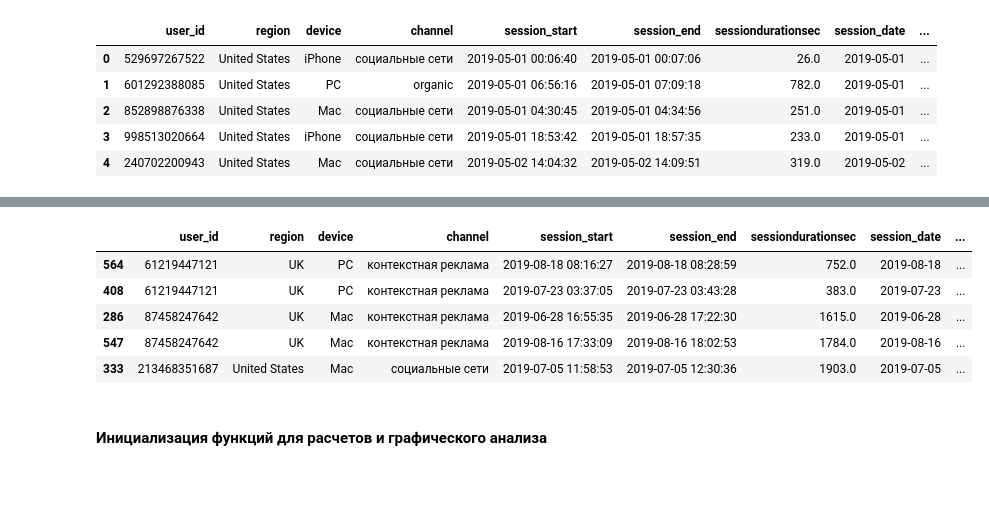
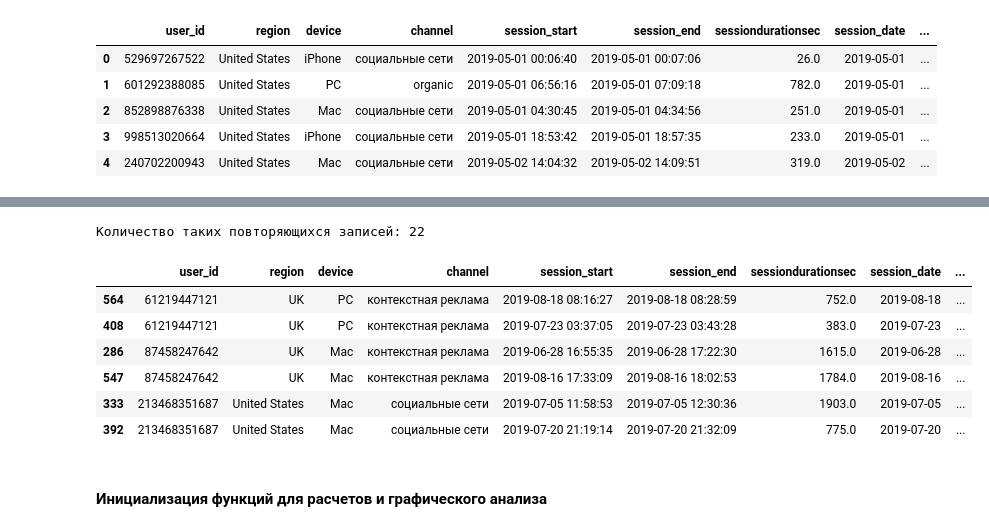
Before and after one commit to foroge/E-com_project, a Jupyter notebook: notebook.ipynb, the cells around one changed output, grey strips where cells are left out. Cells and saved outputs as stored; diff of their text form; code cells hidden in the pictures; blank space fills up the shorter version.

```diff
--- a/notebook.ipynb
+++ b/notebook.ipynb
@@ -183,13 +193,16 @@ display(df.head())
 # %%
 new_df_dub = df[df["user_id"].isin(df["user_id"][df["user_id"].duplicated()])].sort_values("user_id")
-display(new_df_dub.head())
+print(f"Количество таких повторяющихся записей: {len(new_df_dub)}")
+display(new_df_dub.head(6))
 # %% [output]
+Количество таких повторяющихся записей: 22
 |  | user_id | region | device | channel | session_start | session_end | sessiondurationsec | session_date | ... |
 | 564 | 61219447121 | UK | PC | контекстная реклама | 2019-08-18 08:16:27 | 2019-08-18 08:28:59 | 752.0 | 2019-08-18 | ... |
 | 408 | 61219447121 | UK | PC | контекстная реклама | 2019-07-23 03:37:05 | 2019-07-23 03:43:28 | 383.0 | 2019-07-23 | ... |
 | 286 | 87458247642 | UK | Mac | контекстная реклама | 2019-06-28 16:55:35 | 2019-06-28 17:22:30 | 1615.0 | 2019-06-28 | ... |
 | 547 | 87458247642 | UK | Mac | контекстная реклама | 2019-08-16 17:33:09 | 2019-08-16 18:02:53 | 1784.0 | 2019-08-16 | ... |
 | 333 | 213468351687 | United States | Mac | социальные сети | 2019-07-05 11:58:53 | 2019-07-05 12:30:36 | 1903.0 | 2019-07-05 | ... |
+| 392 | 213468351687 | United States | Mac | социальные сети | 2019-07-20 21:19:14 | 2019-07-20 21:32:09 | 775.0 | 2019-07-20 | ... |
 # %% [markdown]
 <h4>Инициализация функций для расчетов и графического анализа</h4>
 # %%
```
Also changed, not shown: parts of 3 cells of this notebook, 1 other file.
